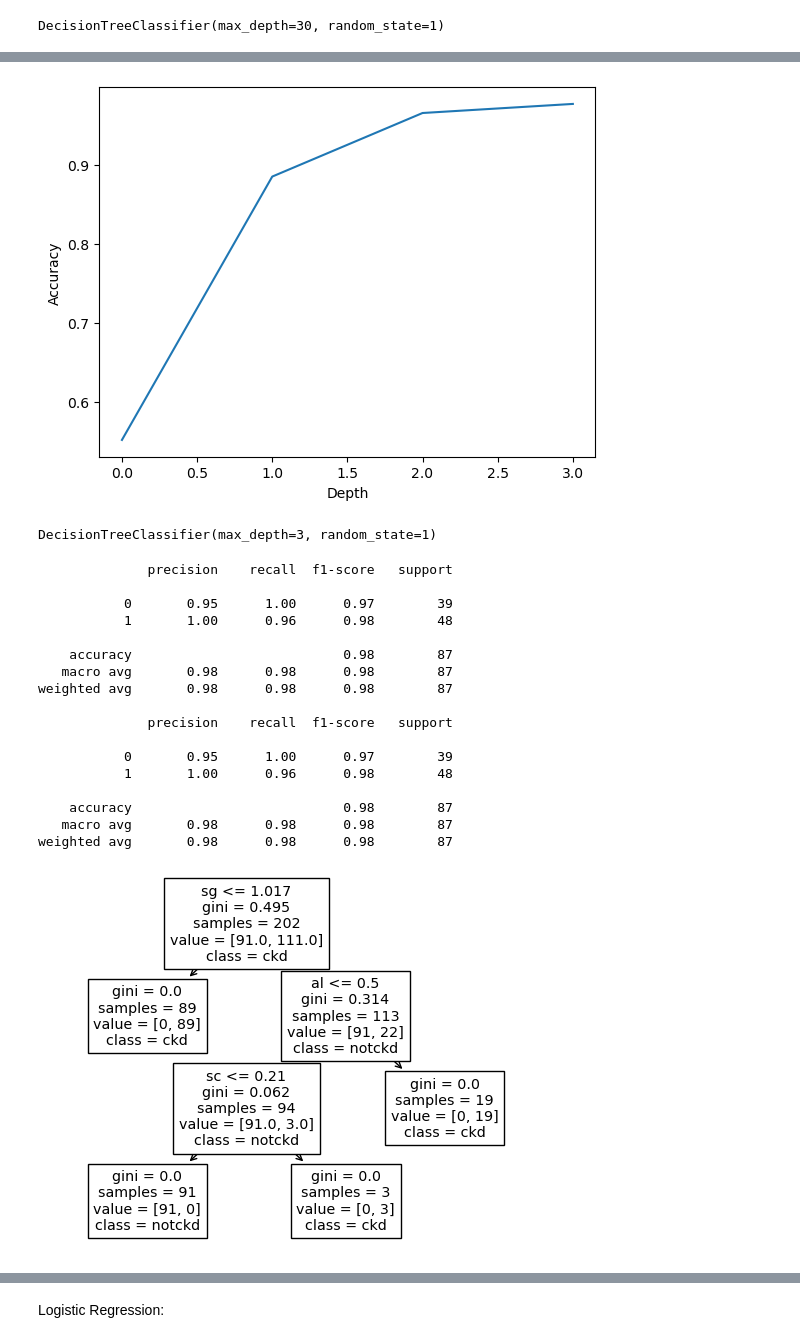
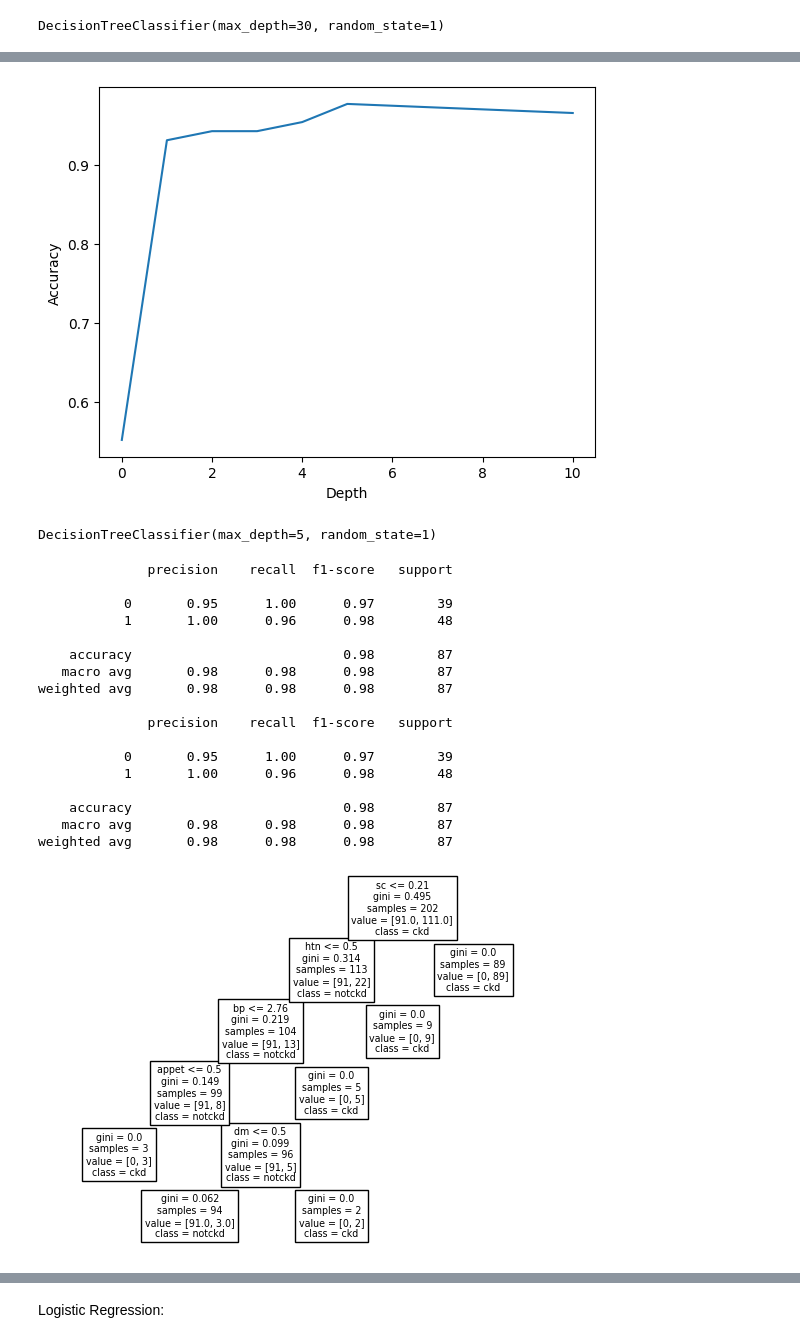
Before and after one commit to chenx333/Chronic-Kidney-Disease-Classification-Challenge, a Jupyter notebook: assignment6.ipynb, the cells around one changed output, grey strips where cells are left out. Saved outputs shown, nothing was run; the diff lists cells and outputs as text; code cells hidden in the pictures.

```diff
--- a/assignment6.ipynb
+++ b/assignment6.ipynb
@@ -657,5 +668,5 @@ df = DecisionTreeClassifier(
 # %%
-df.fit(x_train, y_train)
+df.fit(X_train_d, y_train_d)
 # %% [output]
 DecisionTreeClassifier(max_depth=30, random_state=1)
 # %%
@@ -701,7 +712,7 @@ weighted avg       0.98      0.98      0.98        87
 # %%
 path = df.cost_complexity_pruning_path(
-    x_train,
-    y_train
+    X_train_d,
+    y_train_d
 )
 ccp_alphas, impurities = path.ccp_alphas, path.impurities
 # %%
@@ -711,7 +722,7 @@ for ccp_alpha in ccp_alphas:
         random_state=1,
         ccp_alpha=ccp_alpha
         )
-    clf.fit(x_train, y_train)
+    clf.fit(X_train_d, y_train_d)
     clfs.append(clf)
 # %%
 depth = [clf.tree_.max_depth for clf in clfs]
@@ -721,60 +732,60 @@ depth
 # %%
-test_score = [clf.score(x_test, y_test) for clf in clfs]
+test_score = [clf.score(X_test_d, y_test_d) for clf in clfs]
 plt.plot(depth, test_score)
 plt.xlabel('Depth')
 plt.ylabel('Accuracy')
 plt.show()
 # %% [output]
-[figure, old version]
+[figure, new version]
 # %%
 df_best = DecisionTreeClassifier(
-    max_depth = 3,
+    max_depth = 5,
     random_state=1
     )
 df_best.fit(x, y)
 # %% [output]
-DecisionTreeClassifier(max_depth=3, random_state=1)
+DecisionTreeClassifier(max_depth=5, random_state=1)
 # %%
-df_best.fit(x_train, y_train)
+df_best.fit(X_train_d, y_train_d)
 
 plot_tree(
     df_best,
-    max_depth= 3,
-    feature_names = x_train.columns.tolist(),
+    max_depth= 5,
+    feature_names = X_train_d.columns.tolist(),
     class_names=['notckd', 'ckd']
 )
 
-pred = df_best.predict(x_test)
+pred = df_best.predict(X_test_d)
 pred[:5]
 
-print(classification_report(y_test, pred))
-cm = pd.DataFrame(confusion_matrix(y_test, pred), index=['No', 'Yes'], columns=['No', 'Yes'])
+print(classification_report(y_test_d, pred))
+cm = pd.DataFrame(confusion_matrix(y_test_d, pred), index=['No', 'Yes'], columns=['No', 'Yes'])
 cm.index.name = 'True'
 cm.columns.name = 'Predicted'
 cm
 
-df_best.score(x_test, y_test)
+df_best.score(X_test_d, y_test_d)
 
-print(classification_report(y_test, pred))
+print(classification_report(y_test_d, pred))
 # %% [output]
               precision    recall  f1-score   support
 
            0       0.95      1.00      0.97        39
            1       1.00      0.96      0.98        48
 
     accuracy                           0.98        87
    macro avg       0.98      0.98      0.98        87
 weighted avg       0.98      0.98      0.98        87
 
               precision    recall  f1-score   support
 
            0       0.95      1.00      0.97        39
            1       1.00      0.96      0.98        48
 
     accuracy                           0.98        87
    macro avg       0.98      0.98      0.98        87
 weighted avg       0.98      0.98      0.98        87
-[figure, old version]
+[figure, new version]
 # %%
 fea_imp = df_best.feature_importances_
 # %%
```
Also changed, not shown: parts of 16 cells of this notebook.
